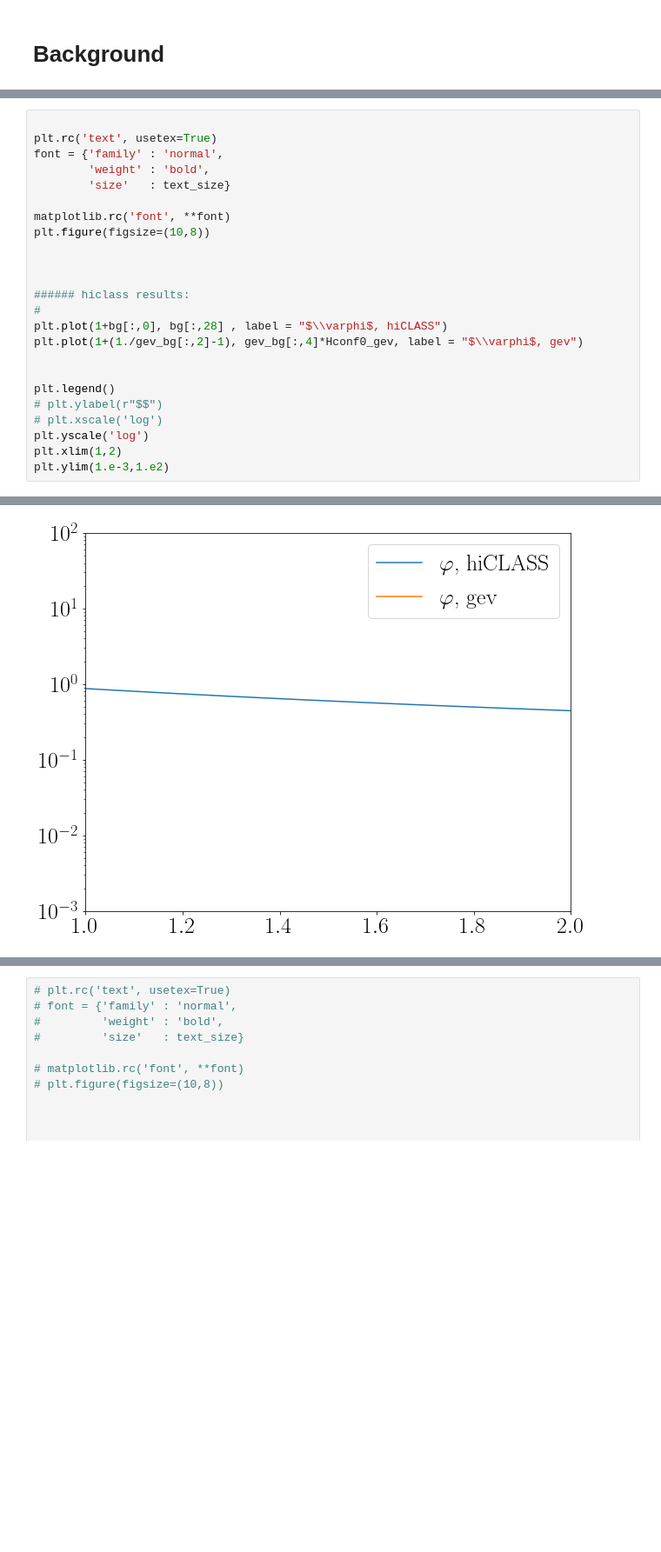
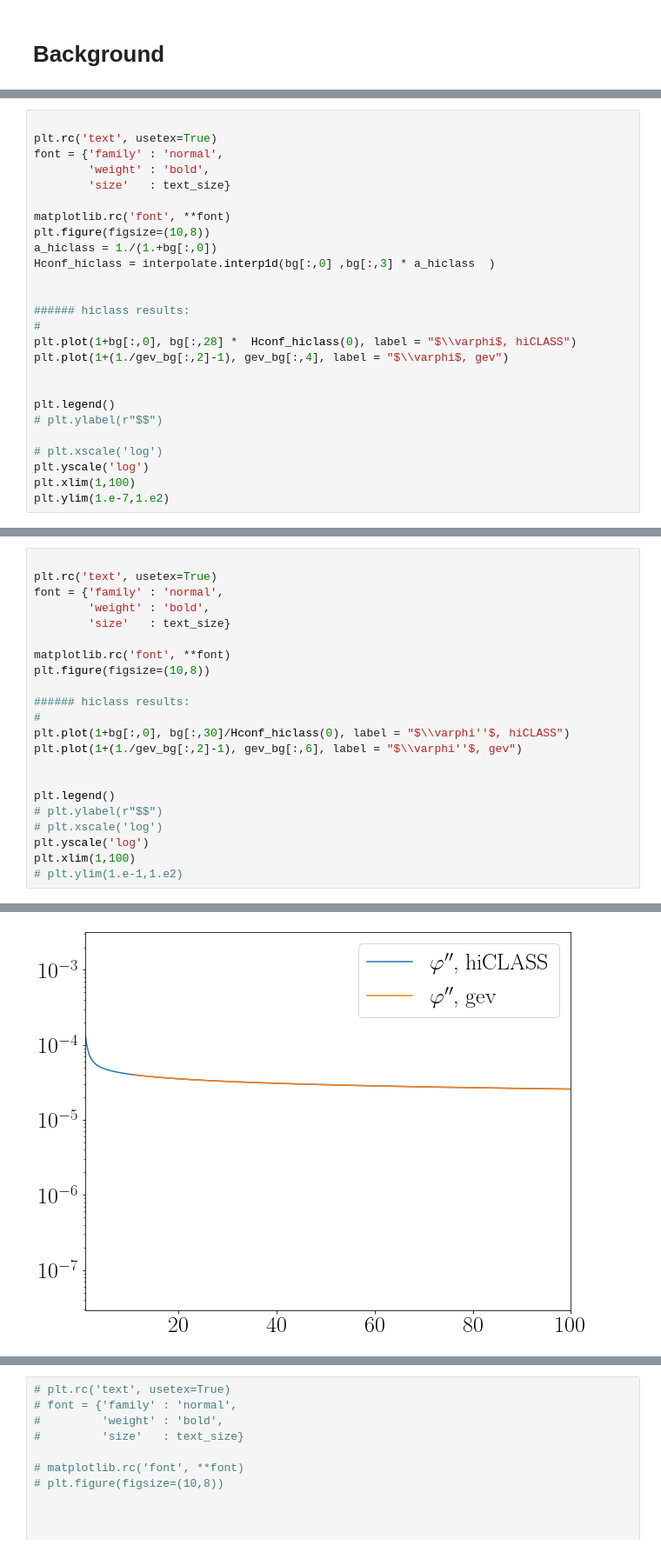
Before and after one commit to FarbodHassani/EQevolution, a Jupyter notebook: Notebook/Quintessence.ipynb, the cells around one changed output, grey strips where cells are left out. Shown: that part at 87% size. Saved outputs shown, nothing was run; the diff lists cells and outputs as text; blank space fills up the shorter version.

```diff
--- a/Notebook/Quintessence.ipynb
+++ b/Notebook/Quintessence.ipynb
@@ -88,0 +122,26 @@ scalar_field_prime = (Vx_prime * scalar_p(zini) + Vx * (- Hconf(zini) * scalar_p
+# %%
+
+plt.rc('text', usetex=True)
+font = {'family' : 'normal',
+        'weight' : 'bold',
+        'size'   : text_size}
+
+matplotlib.rc('font', **font)
+plt.figure(figsize=(10,8))
+a_hiclass = 1./(1.+bg[:,0])
+Hconf_hiclass = interpolate.interp1d(bg[:,0] ,bg[:,3] * a_hiclass  )
+
+
+###### hiclass results:
+#
+plt.plot(1+bg[:,0], bg[:,28] *  Hconf_hiclass(0), label = "$\\varphi$, hiCLASS")
+plt.plot(1+(1./gev_bg[:,2]-1), gev_bg[:,4], label = "$\\varphi$, gev")
+
+
+plt.legend()
+# plt.ylabel(r"$$")
+
+# plt.xscale('log')
+plt.yscale('log')
+plt.xlim(1,100)
+plt.ylim(1.e-7,1.e2)
@@ -96,18 +186,16 @@ font = {'family' : 'normal',
 matplotlib.rc('font', **font)
 plt.figure(figsize=(10,8))
 
-
-
 ###### hiclass results:
 #
-plt.plot(1+bg[:,0], bg[:,28] , label = "$\\varphi$, hiCLASS")
-plt.plot(1+(1./gev_bg[:,2]-1), gev_bg[:,4]*Hconf0_gev, label = "$\\varphi$, gev")
+plt.plot(1+bg[:,0], bg[:,30]/Hconf_hiclass(0), label = "$\\varphi''$, hiCLASS")
+plt.plot(1+(1./gev_bg[:,2]-1), gev_bg[:,6], label = "$\\varphi''$, gev")
 
 
 plt.legend()
 # plt.ylabel(r"$$")
 # plt.xscale('log')
 plt.yscale('log')
-plt.xlim(1,2)
-plt.ylim(1.e-3,1.e2)
+plt.xlim(1,100)
+# plt.ylim(1.e-1,1.e2)
 # %% [output]
@@ -116 +203 @@ findfont: Font family ['normal'] not found. Falling back to DejaVu Sans.
-[figure, old version]
+[figure, new version]
```
Also changed, not shown: parts of 15 cells of this notebook, 5 other files.
